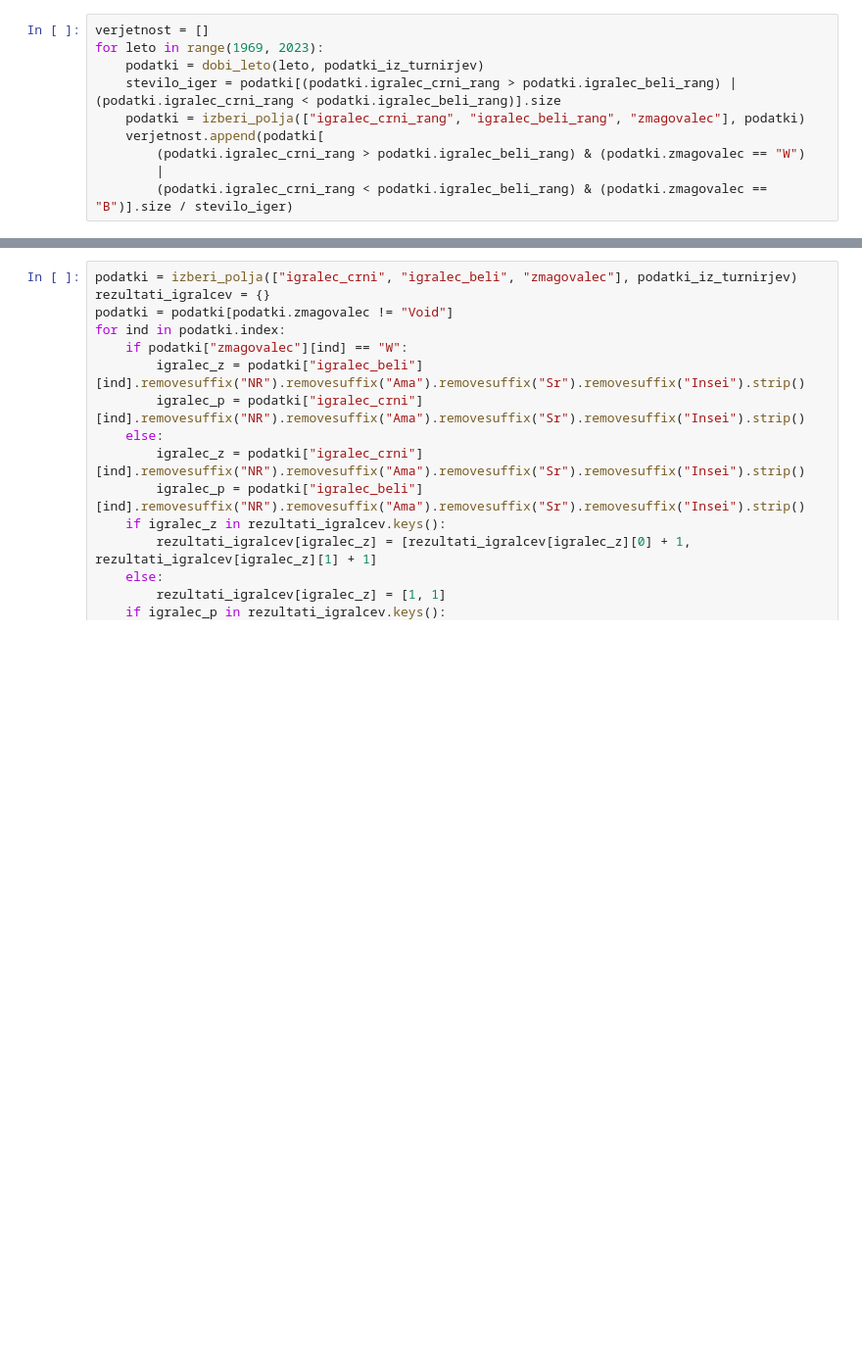
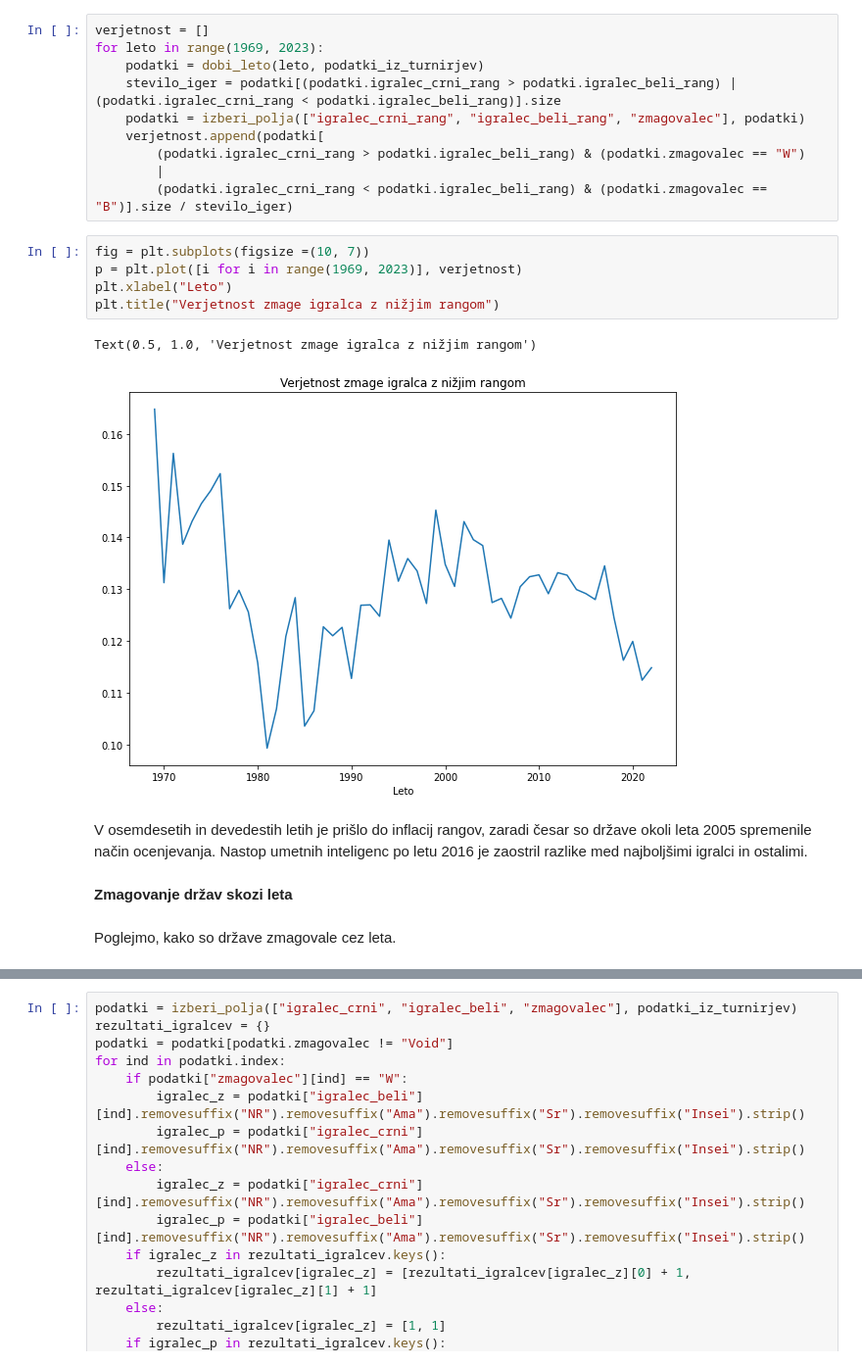
Before and after one commit to TheValyrianFreehold/nepremicnine, a Jupyter notebook: analiza_podatkov.ipynb, the cells around one changed output, grey strips where cells are left out. Shown: that part at 98% size. Saved outputs shown, nothing was run; the diff lists cells and outputs as text; blank space fills up the shorter version.

```diff
--- a/analiza_podatkov.ipynb
+++ b/analiza_podatkov.ipynb
@@ -48,4 +127,18 @@ for leto in range(1969, 2023):
         (podatki.igralec_crni_rang > podatki.igralec_beli_rang) & (podatki.zmagovalec == "W")
         |
         (podatki.igralec_crni_rang < podatki.igralec_beli_rang) & (podatki.zmagovalec == "B")].size / stevilo_iger)
+# %%
+fig = plt.subplots(figsize =(10, 7))
+p = plt.plot([i for i in range(1969, 2023)], verjetnost)
+plt.xlabel("Leto")
+plt.title("Verjetnost zmage igralca z nižjim rangom")
+# %% [output]
+Text(0.5, 1.0, 'Verjetnost zmage igralca z nižjim rangom')
+[figure, added]
+# %% [markdown]
+V osemdesetih in devedestih letih je prišlo do inflacij rangov, zaradi česar so države okoli leta 2005 spremenile način ocenjevanja. Nastop umetnih inteligenc po letu 2016 je zaostril razlike med najboljšimi igralci in ostalimi.
+# %% [markdown]
+**Zmagovanje držav skozi leta**
+# %% [markdown]
+Poglejmo, kako so države zmagovale cez leta.
 # %%
```
Also changed, not shown: parts of 45 cells of this notebook, 3 other files.
